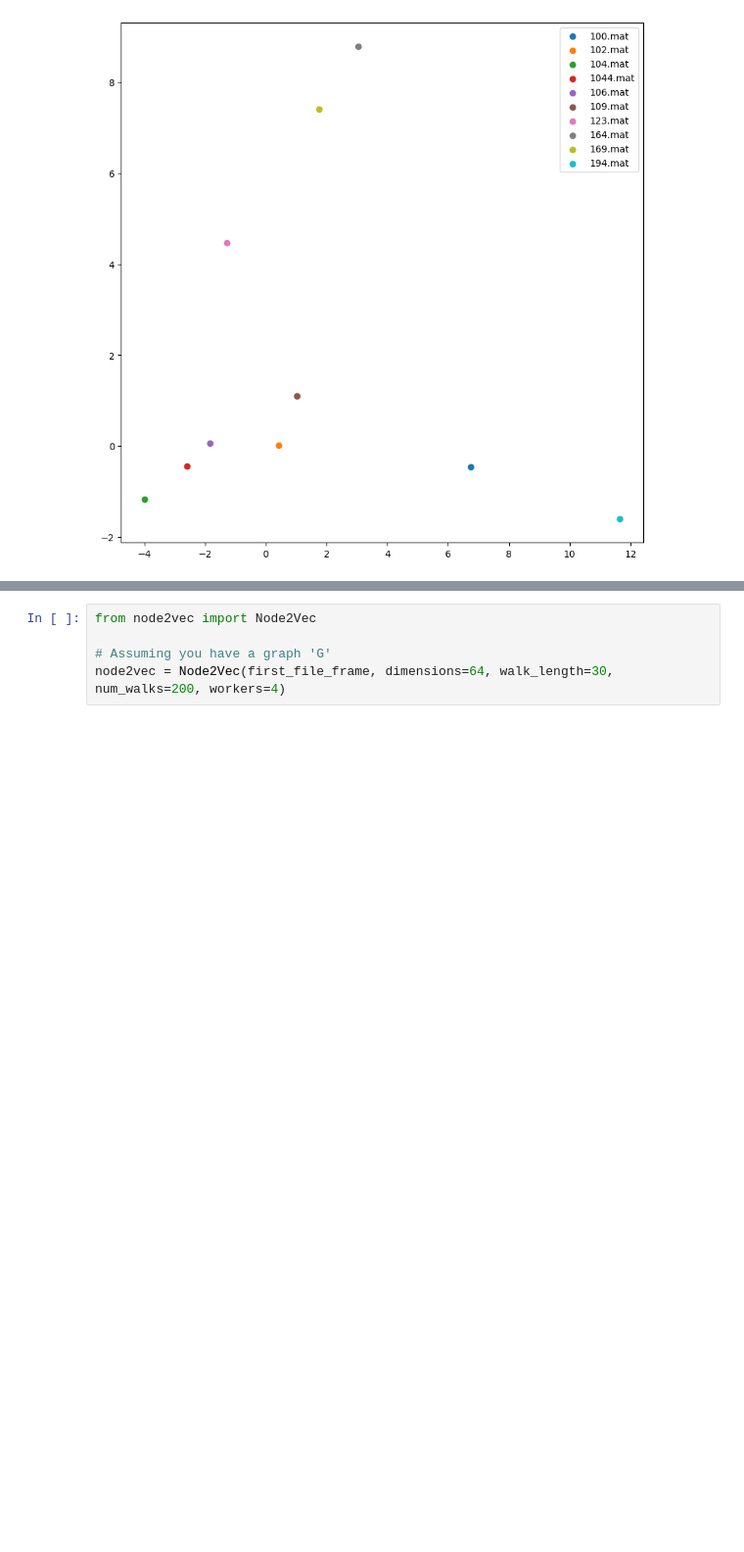
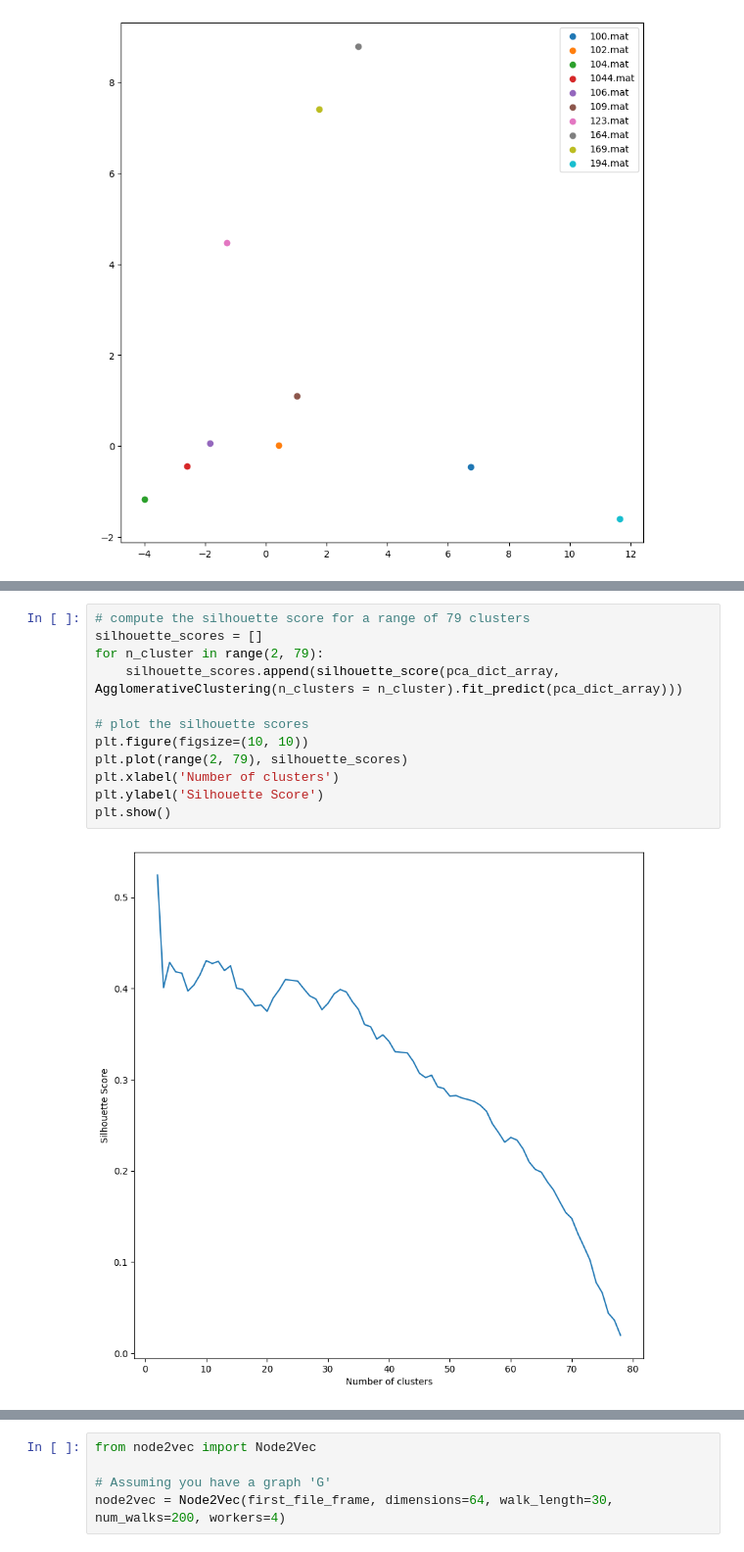
Before and after one commit to kaburia/animal-poses4population, a Jupyter notebook: graph_embeddings.ipynb, the cells around one changed output, grey strips where cells are left out. Shown at 98% size. Cells and saved outputs as stored; diff of their text form; blank space fills up the shorter version.

```diff
--- a/graph_embeddings.ipynb
+++ b/graph_embeddings.ipynb
@@ -268,0 +301,14 @@ plt.legend()
+# %%
+# compute the silhouette score for a range of 79 clusters
+silhouette_scores = []
+for n_cluster in range(2, 79):
+    silhouette_scores.append(silhouette_score(pca_dict_array, AgglomerativeClustering(n_clusters = n_cluster).fit_predict(pca_dict_array)))
+
+# plot the silhouette scores
+plt.figure(figsize=(10, 10))
+plt.plot(range(2, 79), silhouette_scores)
+plt.xlabel('Number of clusters')
+plt.ylabel('Silhouette Score')
+plt.show()
+# %% [output]
+[figure, added]
```
Also changed, not shown: parts of 5 cells of this notebook.
